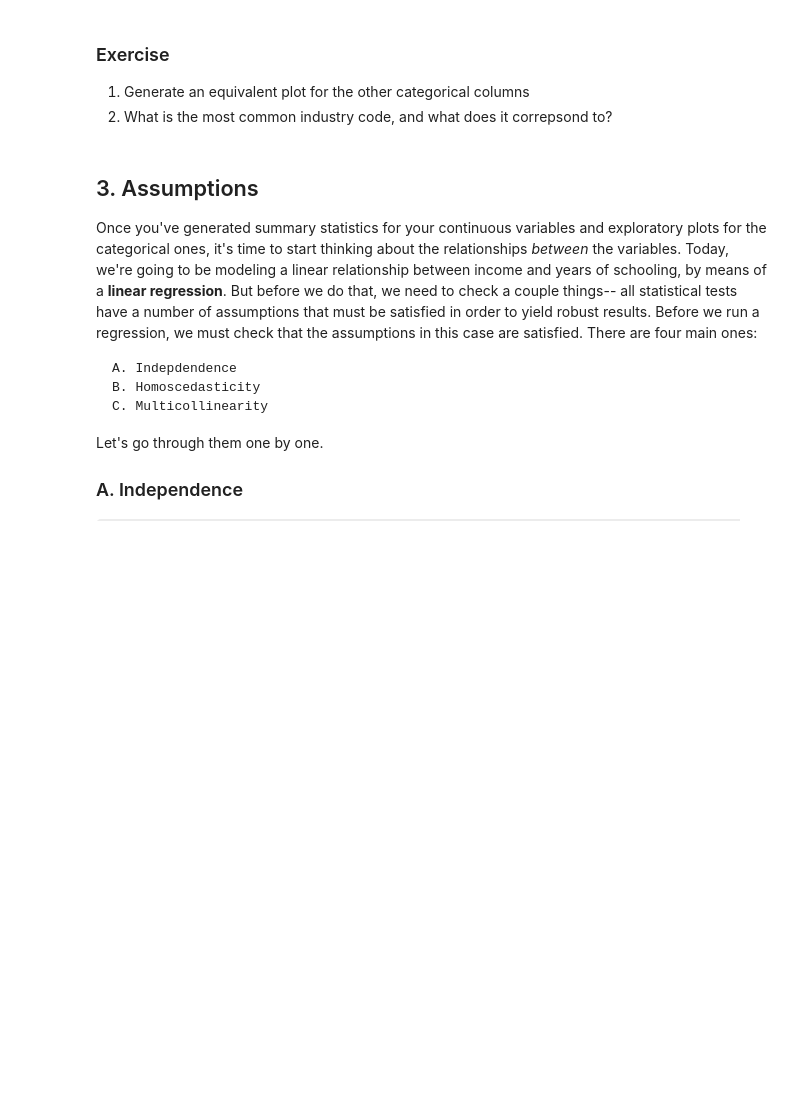
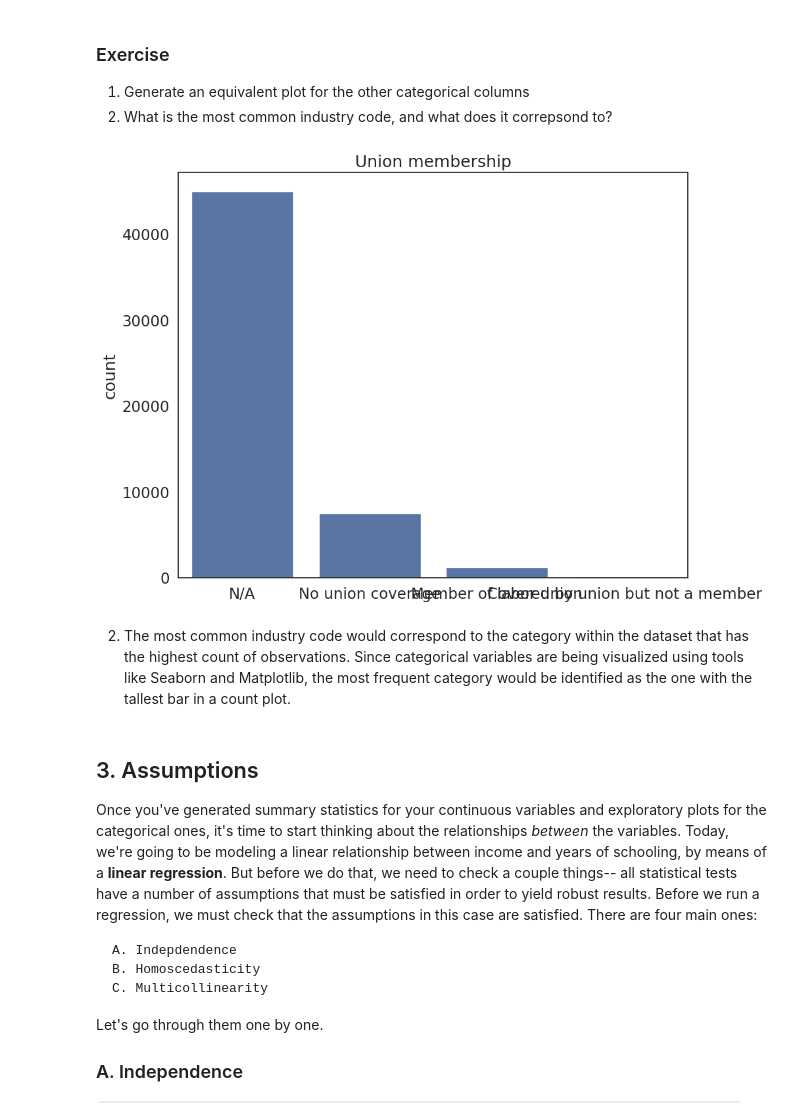
Before and after one commit to jessiewong0719/QM2, a Jupyter notebook: W5_Distributions_and_Basic_Statistics.ipynb, the cells around one changed output. Saved outputs shown, nothing was run; the diff lists cells and outputs as text; code cells hidden in the pictures; blank space fills up the shorter version.

```diff
--- a/W5_Distributions_and_Basic_Statistics.ipynb
+++ b/W5_Distributions_and_Basic_Statistics.ipynb
@@ -162,6 +162,17 @@ plt.show() # show the plot
 
 1. Generate an equivalent plot for the other categorical columns
 2. What is the most common industry code, and what does it correpsond to?
+# %%
+sns.countplot(data=reg_df, x='union') # plot the union variable
+
+plt.title('Union membership') # add a title
+plt.xlabel('') # remove the x axis label
+plt.xticks(ticks=[0,1,2,3],labels=['N/A', 'No union coverage','Member of labor union','Covered by union but not a member'])
+plt.show()
+# %% [output]
+[figure, added]
+# %% [markdown]
+2. The most common industry code would correspond to the category within the dataset that has the highest count of observations. Since categorical variables are being visualized using tools like Seaborn and Matplotlib, the most frequent category would be identified as the one with the tallest bar in a count plot.
 # %% [markdown]
 ## 3. Assumptions
 
```
Also changed, not shown: parts of 1 cell of this notebook.
